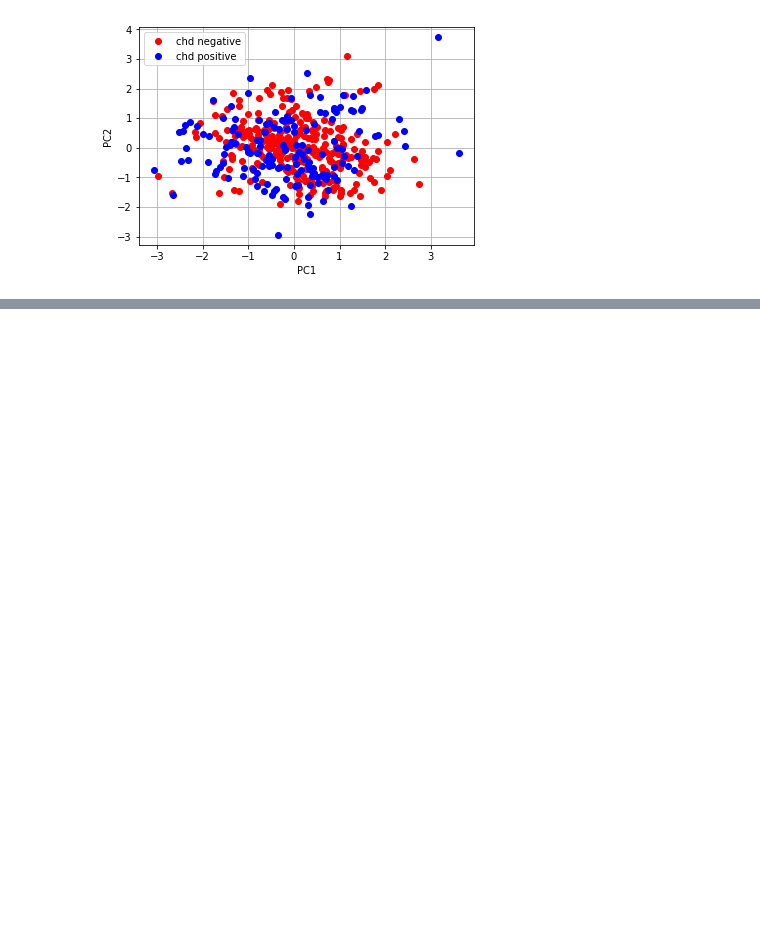
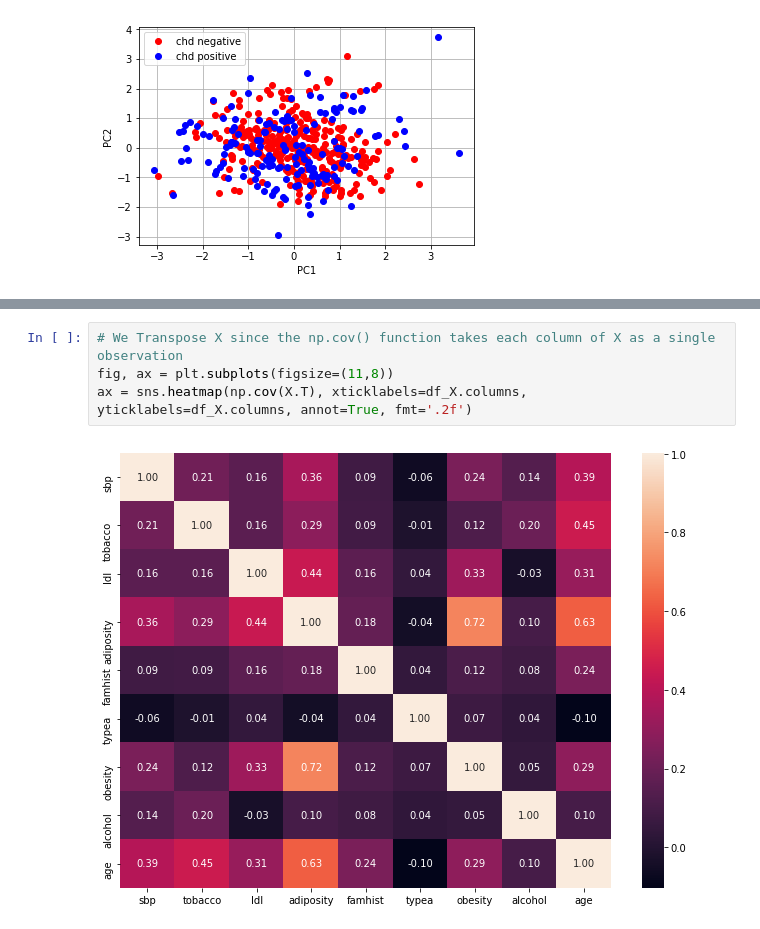
Before and after one commit to benbenasque/machine_learning_tutorials, a Jupyter notebook: machine_learning_exercise.ipynb, the cells around one changed output, grey strips where cells are left out. Cells and saved outputs as stored; diff of their text form; blank space fills up the shorter version.

```diff
--- a/machine_learning_exercise.ipynb
+++ b/machine_learning_exercise.ipynb
@@ -216,0 +234,6 @@ plt.grid()
+# %%
+# We Transpose X since the np.cov() function takes each column of X as a single observation
+fig, ax = plt.subplots(figsize=(11,8))
+ax = sns.heatmap(np.cov(X.T), xticklabels=df_X.columns, yticklabels=df_X.columns, annot=True, fmt='.2f')
+# %% [output]
+[figure, added]
```
Also changed, not shown: parts of 3 cells of this notebook.
